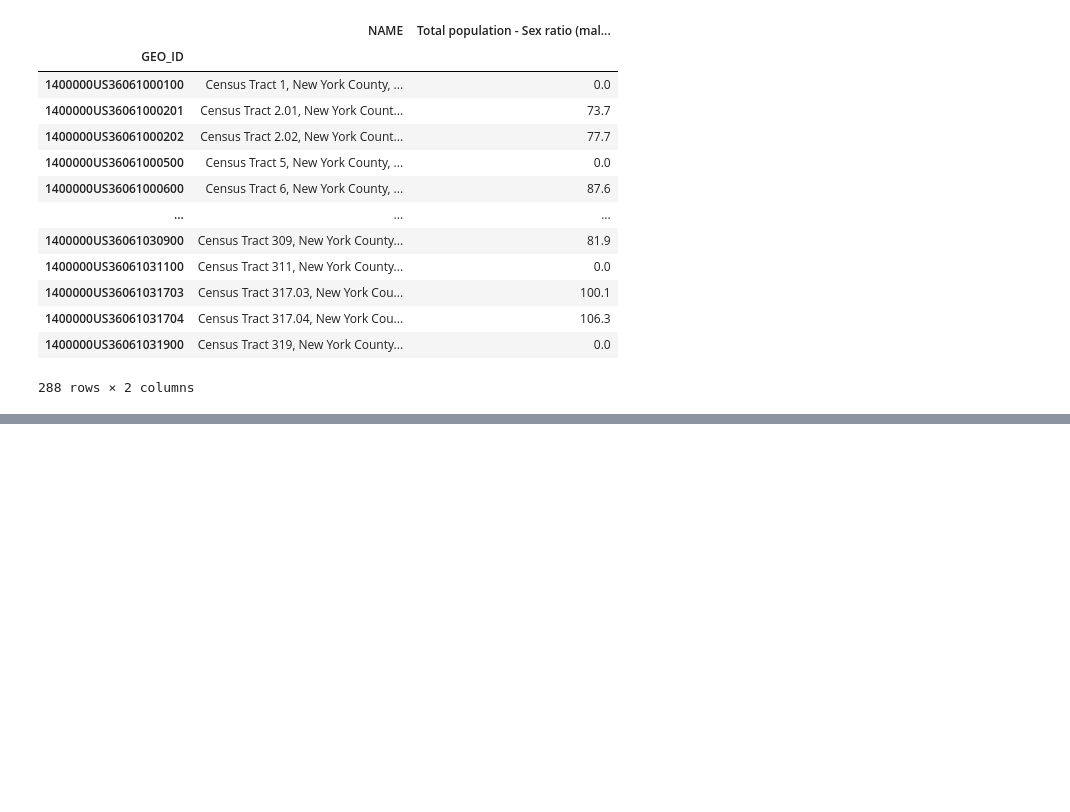
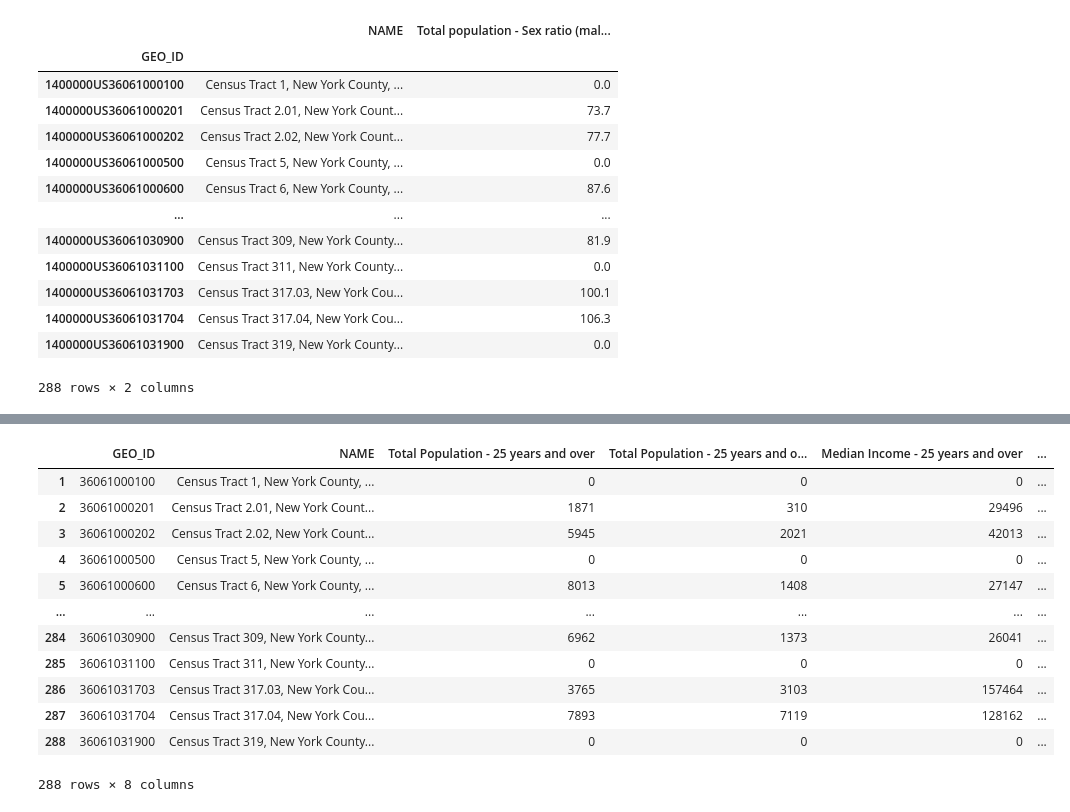
Before and after one commit to JayZZZZZZZ/project-1, a Jupyter notebook: census.ipynb, the cells around one changed output, grey strips where cells are left out. Cells and saved outputs as stored; diff of their text form; code cells hidden in the pictures; blank space fills up the shorter version.

```diff
--- a/census.ipynb
+++ b/census.ipynb
@@ -84,3 +84,5 @@ df_census["Total Female Population - 25 years and over"] = df_census["Total - AG
+# %%
+df_census["Total Female Population - 25 years and over - w/ advanced degree"] = df_census["Female - AGE BY EDUCATIONAL ATTAINMENT - Population 25 years and over - Bachelor's degree"]+df_census["Female - AGE BY EDUCATIONAL ATTAINMENT - Population 25 years and over - Graduate or professional degree"]
 # %%
 df_census
 # %% [output]
@@ -116,0 +120,4 @@ df_census
+# %%
+rename_columns = {"Total - AGE BY EDUCATIONAL ATTAINMENT - Population 25 years and over":"Total Population - 25 years and over",
+                 "Total - AGE BY EDUCATIONAL ATTAINMENT - Population 25 years and over - Bachelor's degree or higher": "Total Population - 25 years and over - Advanced Degrees",
+                 "Total - MEDIAN EARNINGS IN THE PAST 12 MONTHS (IN 2019 INFLATION-ADJUSTED DOLLARS) - Population 25 years and over with earnings":"Median Income - 25 years and over"}
@@ -117,2 +128,22 @@ df_census
+# %%
+df_census = df_census.rename(columns = rename_columns)
+# %%
+df_census["Total Female Population - 25 years and over"] = df_census["Total Female Population - 25 years and over"].astype(int)
+# %%
+df_census
+# %% [output]
+|  | GEO_ID | NAME | Total Population - 25 years and over | Total Population - 25 years and o... | Median Income - 25 years and over | ... |
+| 1 | 36061000100 | Census Tract 1, New York County, ... | 0 | 0 | 0 | ... |
+| 2 | 36061000201 | Census Tract 2.01, New York Count... | 1871 | 310 | 29496 | ... |
+| 3 | 36061000202 | Census Tract 2.02, New York Count... | 5945 | 2021 | 42013 | ... |
+| 4 | 36061000500 | Census Tract 5, New York County, ... | 0 | 0 | 0 | ... |
+| 5 | 36061000600 | Census Tract 6, New York County, ... | 8013 | 1408 | 27147 | ... |
+| ... | ... | ... | ... | ... | ... | ... |
+| 284 | 36061030900 | Census Tract 309, New York County... | 6962 | 1373 | 26041 | ... |
+| 285 | 36061031100 | Census Tract 311, New York County... | 0 | 0 | 0 | ... |
+| 286 | 36061031703 | Census Tract 317.03, New York Cou... | 3765 | 3103 | 157464 | ... |
+| 287 | 36061031704 | Census Tract 317.04, New York Cou... | 7893 | 7119 | 128162 | ... |
+| 288 | 36061031900 | Census Tract 319, New York County... | 0 | 0 | 0 | ... |
+288 rows × 8 columns
 # %%
 df_census.to_pickle("df_census.pkl")
```
Also changed, not shown: parts of 8 cells of this notebook, 3 other files.
